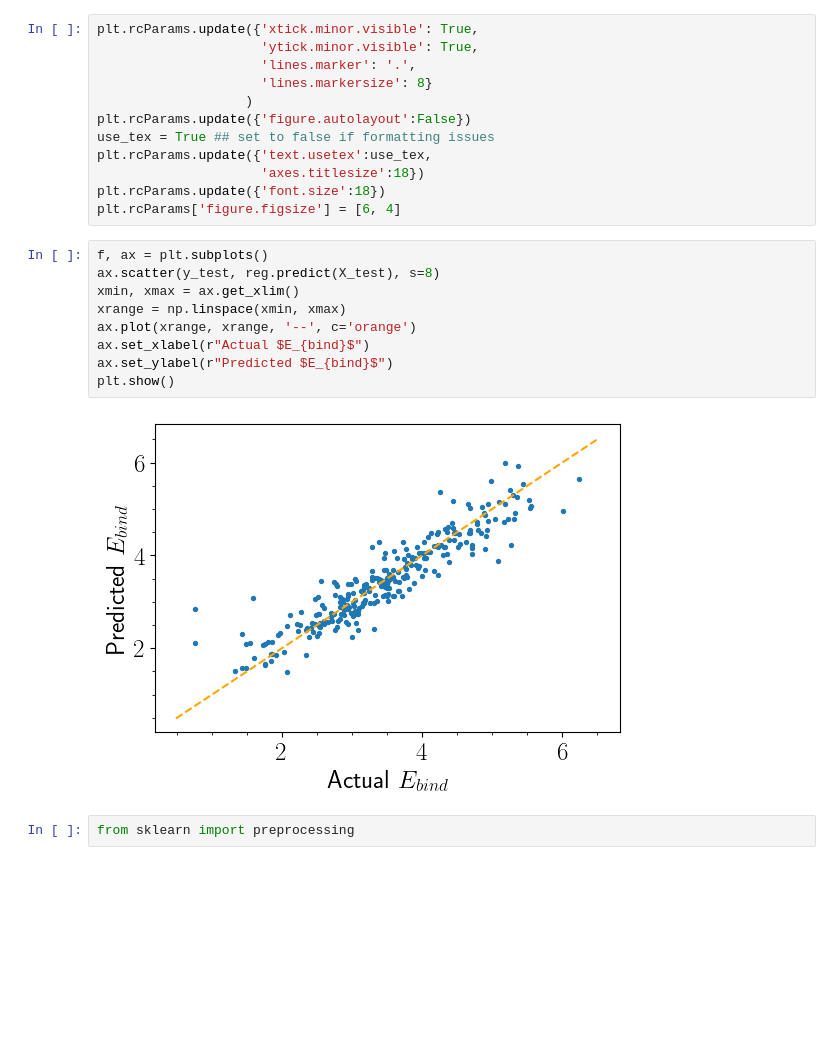
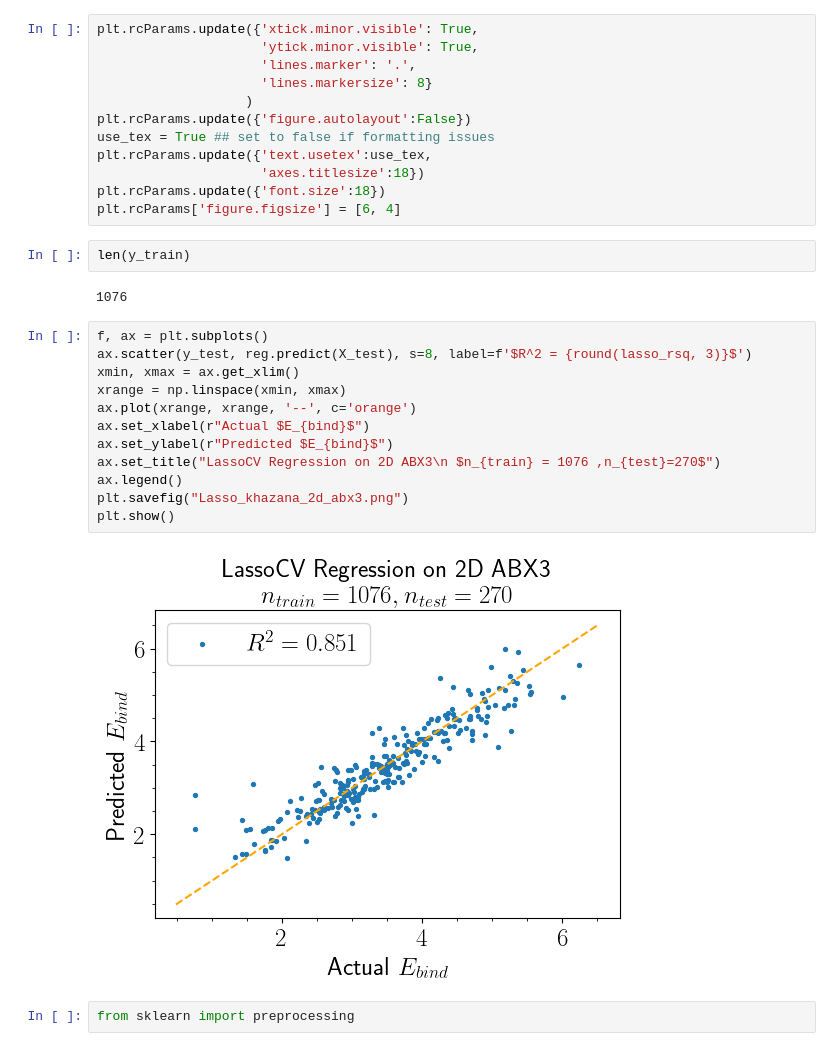
Before and after one commit to ap-uchi/camp_crew, a Jupyter notebook: aaron/khazana/training.ipynb, the cells around one changed output. Drawn from its saved outputs; the diff is of its cells as text; blank space fills up the shorter version.

Commit message:
lasso khazana data uploaded

```diff
--- a/aaron/khazana/training.ipynb
+++ b/aaron/khazana/training.ipynb
@@ -169,17 +154,24 @@ plt.rcParams.update({'text.usetex':use_tex,
                      'axes.titlesize':18})
 plt.rcParams.update({'font.size':18})
 plt.rcParams['figure.figsize'] = [6, 4]
+# %%
+len(y_train)
+# %% [output]
+1076
 # %%
 f, ax = plt.subplots()
-ax.scatter(y_test, reg.predict(X_test), s=8)
+ax.scatter(y_test, reg.predict(X_test), s=8, label=f'$R^2 = {round(lasso_rsq, 3)}$')
 xmin, xmax = ax.get_xlim()
 xrange = np.linspace(xmin, xmax)
 ax.plot(xrange, xrange, '--', c='orange')
 ax.set_xlabel(r"Actual $E_{bind}$")
 ax.set_ylabel(r"Predicted $E_{bind}$")
+ax.set_title("LassoCV Regression on 2D ABX3\n $n_{train} = 1076 ,n_{test}=270$")
+ax.legend()
+plt.savefig("Lasso_khazana_2d_abx3.png")
 plt.show()
 # %% [output]
-[figure, old version]
+[figure, new version]
 # %%
 from sklearn import preprocessing
 # %%
```
Also changed, not shown: parts of 5 cells of this notebook, 3 other files.
